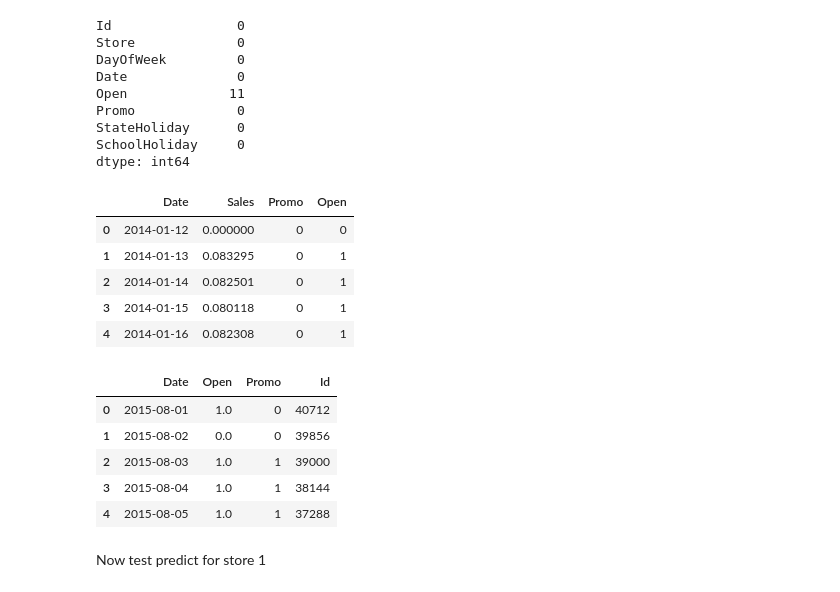
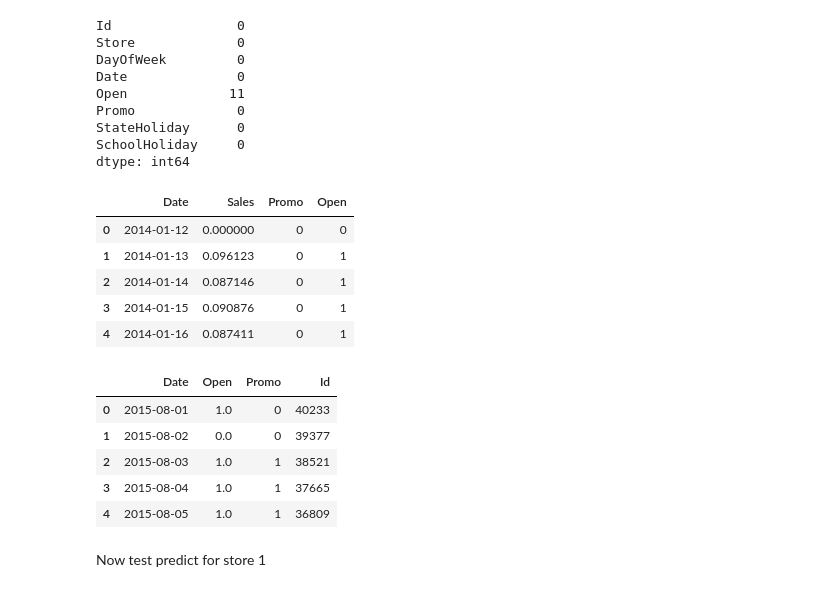
Before and after one commit to tianyiran02/udacityML_FinalProject, a Jupyter notebook: final_project.ipynb, the cells around one changed output. Cells and saved outputs as stored; diff of their text form; code cells hidden in the pictures.

```diff
--- a/final_project.ipynb
+++ b/final_project.ipynb
@@ -1114,35 +1114,35 @@ def generatSeriesSalesOpenPromoDataFromStore(df=trainingDataYDf, attention=ATTEN
     return df
 
 # get the fullY
-storeFullSalesPromoOpenData = generatSeriesSalesOpenPromoDataFromStore(df=trainingDataXDf, attention=ATTENTION, Store=622, withDate=True)
+storeFullSalesPromoOpenData = generatSeriesSalesOpenPromoDataFromStore(df=trainingDataXDf, attention=ATTENTION, Store=1, withDate=True)
 storeFullSalesPromoOpenData.head()
 # %% [output]
 |  | Date | Sales | Promo | Open |
 | 0 | 2014-01-12 | 0.000000 | 0 | 0 |
-| 1 | 2014-01-13 | 0.083295 | 0 | 1 |
-| 2 | 2014-01-14 | 0.082501 | 0 | 1 |
-| 3 | 2014-01-15 | 0.080118 | 0 | 1 |
-| 4 | 2014-01-16 | 0.082308 | 0 | 1 |
+| 1 | 2014-01-13 | 0.096123 | 0 | 1 |
+| 2 | 2014-01-14 | 0.087146 | 0 | 1 |
+| 3 | 2014-01-15 | 0.090876 | 0 | 1 |
+| 4 | 2014-01-16 | 0.087411 | 0 | 1 |
 # %%
 # Then also create target store full open/promo status
 def generatSeriesFutureOpenPromoFromStore(df=testData, Store=1):
     storeTable = df.loc[df['Store']==Store].copy()
 
     storeTable.sort_values(by='Date', ascending=True, inplace=True)
 
     tempdf = storeTable.loc[:,['Date', 'Open', 'Promo', 'Id']].reset_index(drop=True)
 
     return tempdf
 
-storeFuturePromoOpenData = generatSeriesFutureOpenPromoFromStore(Store=622)
+storeFuturePromoOpenData = generatSeriesFutureOpenPromoFromStore(Store=1)
 storeFuturePromoOpenData.head()
 # %% [output]
 |  | Date | Open | Promo | Id |
-| 0 | 2015-08-01 | 1.0 | 0 | 40712 |
-| 1 | 2015-08-02 | 0.0 | 0 | 39856 |
-| 2 | 2015-08-03 | 1.0 | 1 | 39000 |
-| 3 | 2015-08-04 | 1.0 | 1 | 38144 |
-| 4 | 2015-08-05 | 1.0 | 1 | 37288 |
+| 0 | 2015-08-01 | 1.0 | 0 | 40233 |
+| 1 | 2015-08-02 | 0.0 | 0 | 39377 |
+| 2 | 2015-08-03 | 1.0 | 1 | 38521 |
+| 3 | 2015-08-04 | 1.0 | 1 | 37665 |
+| 4 | 2015-08-05 | 1.0 | 1 | 36809 |
 # %%
 def inferanceSingle(model, lookback, attention, openSta, currentopen, promo):
     # Move data to default device
```
Also changed, not shown: parts of 10 cells of this notebook.
